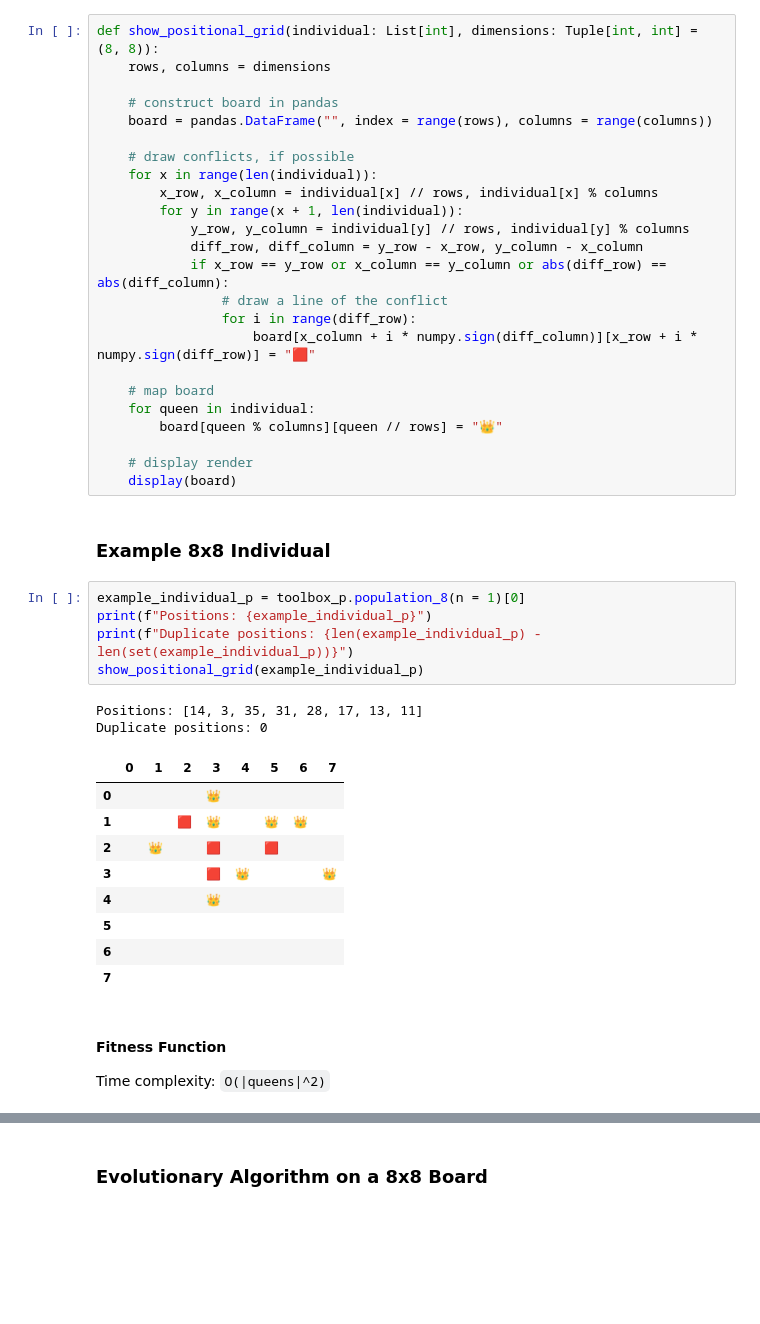
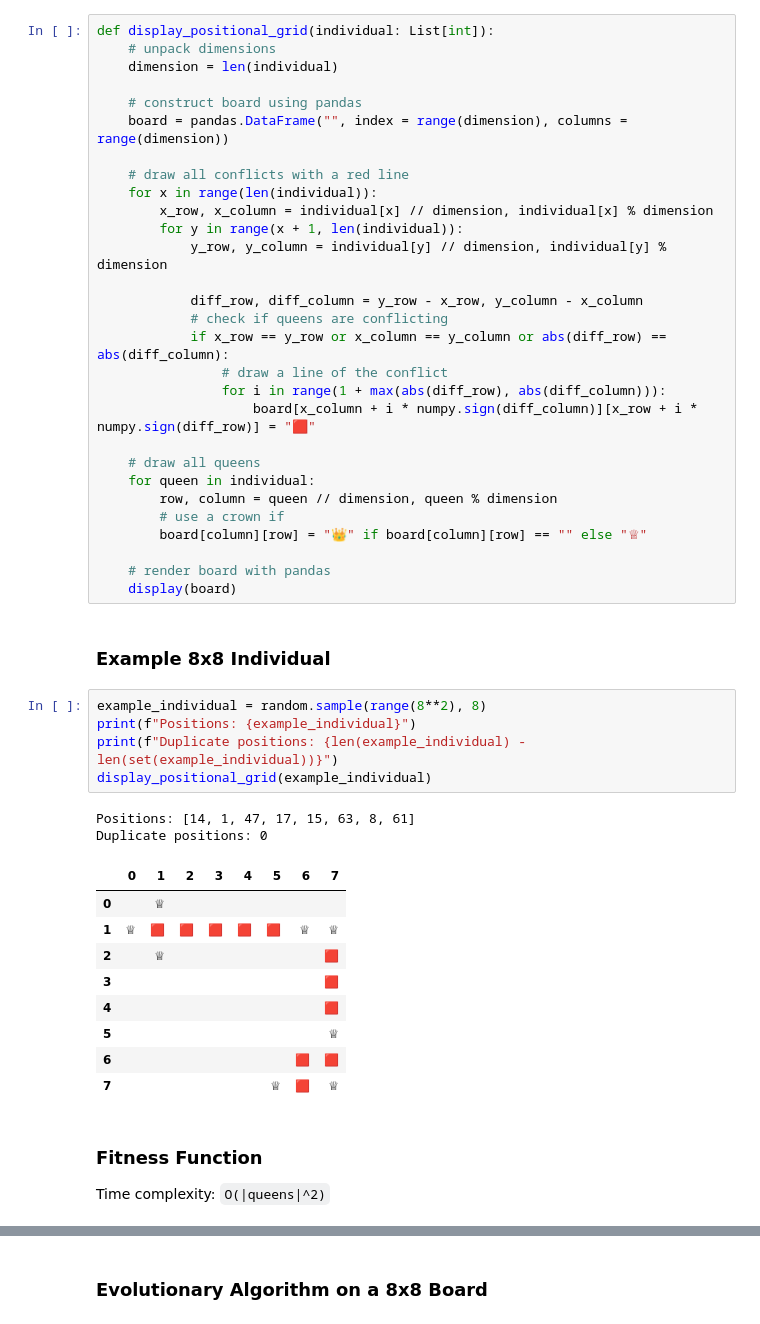
Before and after one commit to concision/n-queens, a Jupyter notebook: notebook.ipynb, the cells around one changed output, grey strips where cells are left out. Drawn from its saved outputs; the diff is of its cells as text; blank space fills up the shorter version.

```diff
--- a/notebook.ipynb
+++ b/notebook.ipynb
@@ -76,49 +119,54 @@ toolbox_p.register("population_16", tools.initRepeat, list, toolbox_p.individual
 # %% [markdown]
 ### Rendering Positional Board
 # %%
-def show_positional_grid(individual: List[int], dimensions: Tuple[int, int] = (8, 8)):
-    rows, columns = dimensions
+def display_positional_grid(individual: List[int]):
+    # unpack dimensions
+    dimension = len(individual)
 
-    # construct board in pandas
-    board = pandas.DataFrame("", index = range(rows), columns = range(columns))
+    # construct board using pandas
+    board = pandas.DataFrame("", index = range(dimension), columns = range(dimension))
 
-    # draw conflicts, if possible
+    # draw all conflicts with a red line
     for x in range(len(individual)):
-        x_row, x_column = individual[x] // rows, individual[x] % columns
+        x_row, x_column = individual[x] // dimension, individual[x] % dimension
         for y in range(x + 1, len(individual)):
-            y_row, y_column = individual[y] // rows, individual[y] % columns
+            y_row, y_column = individual[y] // dimension, individual[y] % dimension
+
             diff_row, diff_column = y_row - x_row, y_column - x_column
+            # check if queens are conflicting
             if x_row == y_row or x_column == y_column or abs(diff_row) == abs(diff_column):
                 # draw a line of the conflict
-                for i in range(diff_row):
+                for i in range(1 + max(abs(diff_row), abs(diff_column))):
                     board[x_column + i * numpy.sign(diff_column)][x_row + i * numpy.sign(diff_row)] = "🟥"
 
-    # map board
+    # draw all queens
     for queen in individual:
-        board[queen % columns][queen // rows] = "👑"
+        row, column = queen // dimension, queen % dimension
+        # use a crown if
+        board[column][row] = "👑" if board[column][row] == "" else "♕"
 
-    # display render
+    # render board with pandas
     display(board)
 # %% [markdown]
 ### Example 8x8 Individual
 # %%
-example_individual_p = toolbox_p.population_8(n = 1)[0]
-print(f"Positions: {example_individual_p}")
-print(f"Duplicate positions: {len(example_individual_p) - len(set(example_individual_p))}")
-show_positional_grid(example_individual_p)
+example_individual = random.sample(range(8**2), 8)
+print(f"Positions: {example_individual}")
+print(f"Duplicate positions: {len(example_individual) - len(set(example_individual))}")
+display_positional_grid(example_individual)
 # %% [output]
-Positions: [14, 3, 35, 31, 28, 17, 13, 11]
+Positions: [14, 1, 47, 17, 15, 63, 8, 61]
 Duplicate positions: 0
 |  | 0 | 1 | 2 | 3 | 4 | 5 | 6 | 7 |
-| 0 |  |  |  | 👑 |  |  |  |  |
-| 1 |  |  | 🟥 | 👑 |  | 👑 | 👑 |  |
-| 2 |  | 👑 |  | 🟥 |  | 🟥 |  |  |
-| 3 |  |  |  | 🟥 | 👑 |  |  | 👑 |
-| 4 |  |  |  | 👑 |  |  |  |  |
-| 5 |  |  |  |  |  |  |  |  |
-| 6 |  |  |  |  |  |  |  |  |
-| 7 |  |  |  |  |  |  |  |  |
+| 0 |  | ♕ |  |  |  |  |  |  |
+| 1 | ♕ | 🟥 | 🟥 | 🟥 | 🟥 | 🟥 | ♕ | ♕ |
+| 2 |  | ♕ |  |  |  |  |  | 🟥 |
+| 3 |  |  |  |  |  |  |  | 🟥 |
+| 4 |  |  |  |  |  |  |  | 🟥 |
+| 5 |  |  |  |  |  |  |  | ♕ |
+| 6 |  |  |  |  |  |  | 🟥 | 🟥 |
+| 7 |  |  |  |  |  | ♕ | 🟥 | ♕ |
 # %% [markdown]
-#### Fitness Function
+### Fitness Function
 Time complexity: `O(|queens|^2)`
 # %%
```
Also changed, not shown: parts of 35 cells of this notebook.
